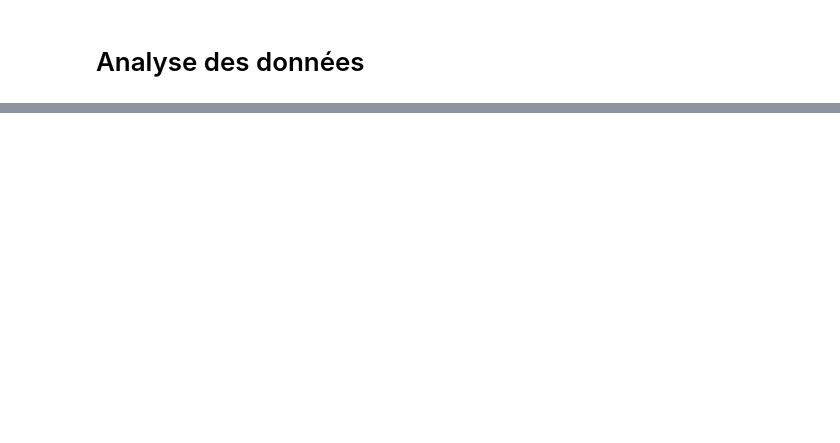
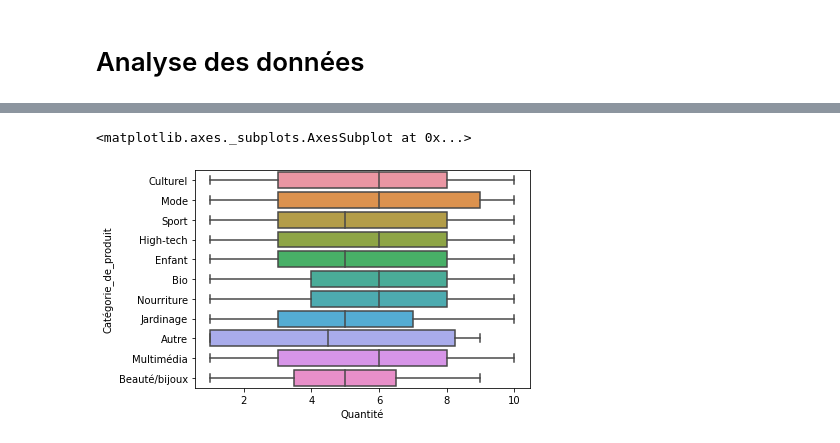
Before and after one commit to hostiix/DatasetVente, a Jupyter notebook: DataAnalysis.ipynb, the cells around one changed output, grey strips where cells are left out. Saved outputs shown, nothing was run; the diff lists cells and outputs as text; code cells hidden in the pictures; blank space fills up the shorter version.

```diff
--- a/DataAnalysis.ipynb
+++ b/DataAnalysis.ipynb
@@ -27,0 +84,6 @@ ventes2015sousensemble.decribe()
+# %%
+#Quelle catégorie de produit est achetée en plus grande quantité ?
+sns.boxplot(x = 'Quantité', y = 'Catégorie_de_produit', data = features)
+# %% [output]
+<matplotlib.axes._subplots.AxesSubplot at 0x...>
+[figure, added]
```
Also changed, not shown: parts of 15 cells of this notebook.
